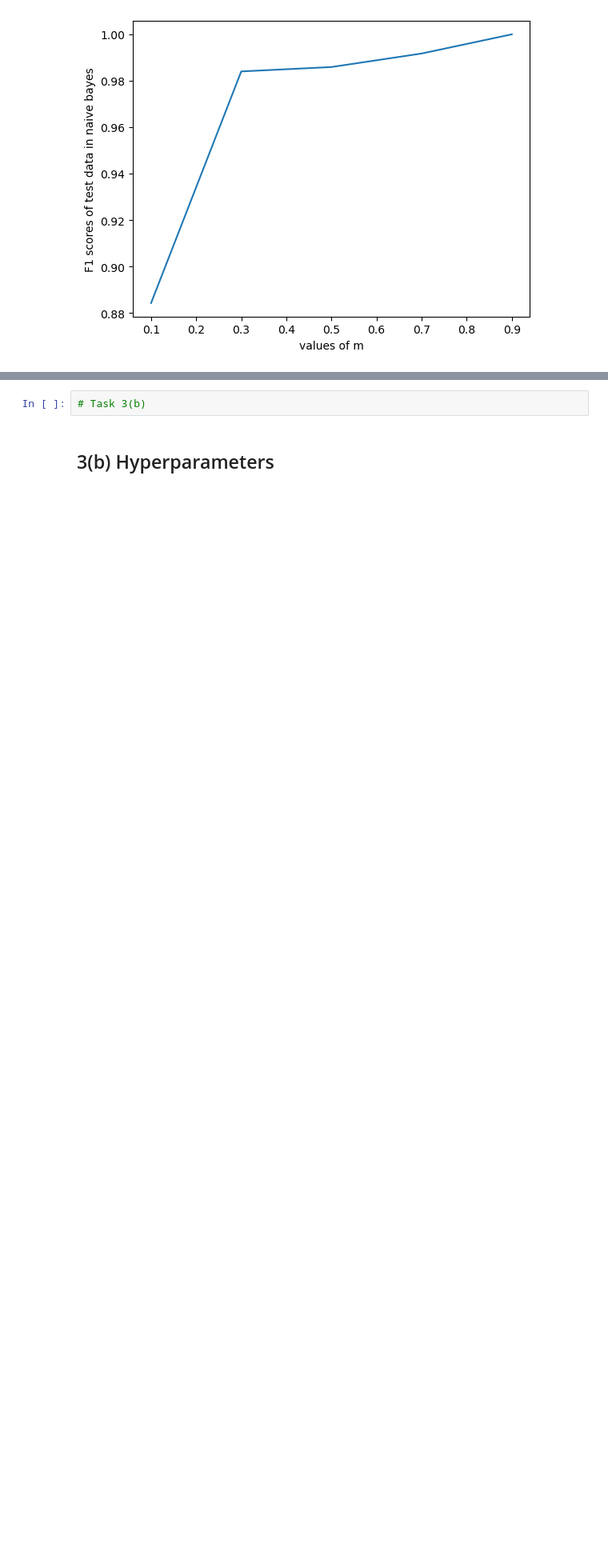
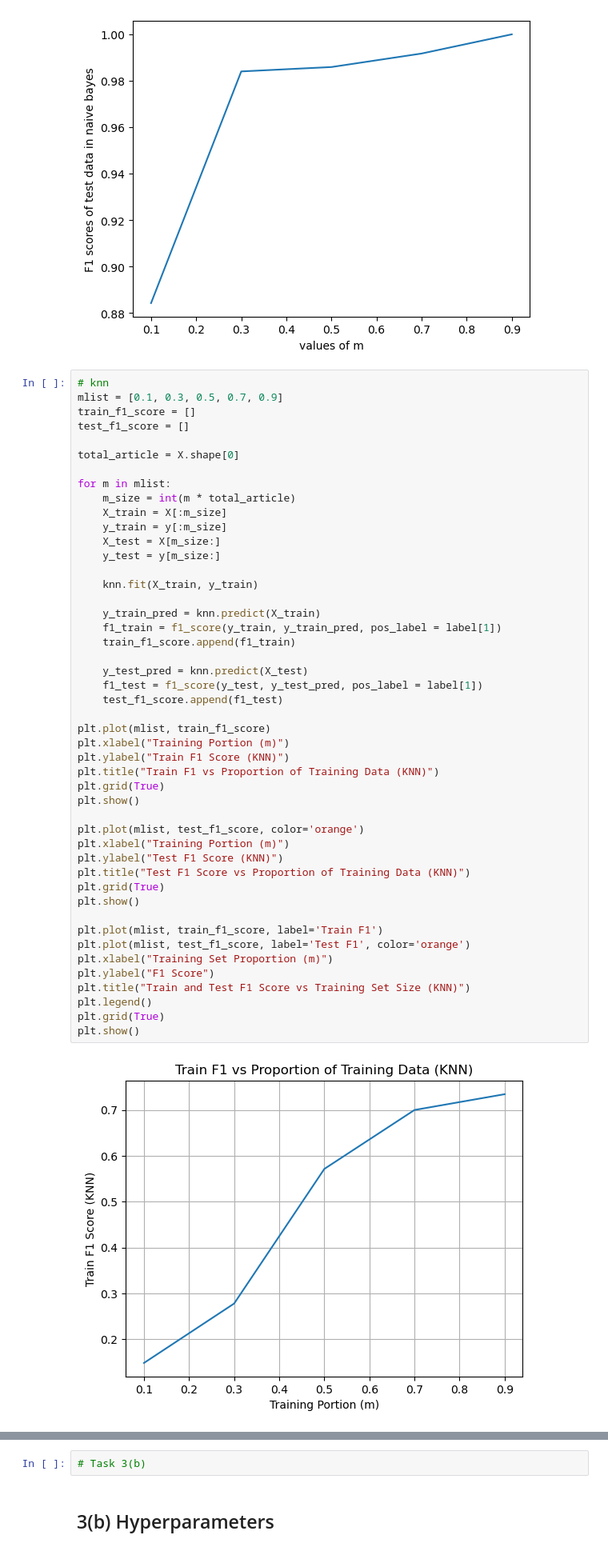
Before and after one commit to eand640/361assignment3, a Jupyter notebook: 361assignment3.ipynb, the cells around one changed output, grey strips where cells are left out. Shown at 80% size. Saved outputs shown, nothing was run; the diff lists cells and outputs as text; blank space fills up the shorter version.

```diff
--- a/361assignment3.ipynb
+++ b/361assignment3.ipynb
@@ -181,3 +269,52 @@ plt.show()
 # %% [output]
 [figure]
 [figure]
+# %%
+# knn
+mlist = [0.1, 0.3, 0.5, 0.7, 0.9]
+train_f1_score = []
+test_f1_score = []
+
+total_article = X.shape[0]
+
+for m in mlist:
+    m_size = int(m * total_article)
+    X_train = X[:m_size]
+    y_train = y[:m_size]
+    X_test = X[m_size:]
+    y_test = y[m_size:]
+
+    knn.fit(X_train, y_train)
+
+    y_train_pred = knn.predict(X_train)
+    f1_train = f1_score(y_train, y_train_pred, pos_label = label[1])
+    train_f1_score.append(f1_train)
+
+    y_test_pred = knn.predict(X_test)
+    f1_test = f1_score(y_test, y_test_pred, pos_label = label[1])
+    test_f1_score.append(f1_test)
+
+plt.plot(mlist, train_f1_score)
+plt.xlabel("Training Portion (m)")
+plt.ylabel("Train F1 Score (KNN)")
+plt.title("Train F1 vs Proportion of Training Data (KNN)")
+plt.grid(True)
+plt.show()
+
+plt.plot(mlist, test_f1_score, color='orange')
+plt.xlabel("Training Portion (m)")
+plt.ylabel("Test F1 Score (KNN)")
+plt.title("Test F1 Score vs Proportion of Training Data (KNN)")
+plt.grid(True)
+plt.show()
+
+plt.plot(mlist, train_f1_score, label='Train F1')
+plt.plot(mlist, test_f1_score, label='Test F1', color='orange')
+plt.xlabel("Training Set Proportion (m)")
+plt.ylabel("F1 Score")
+plt.title("Train and Test F1 Score vs Training Set Size (KNN)")
+plt.legend()
+plt.grid(True)
+plt.show()
+# %% [output]
+[figure, added]
```
Also changed, not shown: parts of 9 cells of this notebook.
